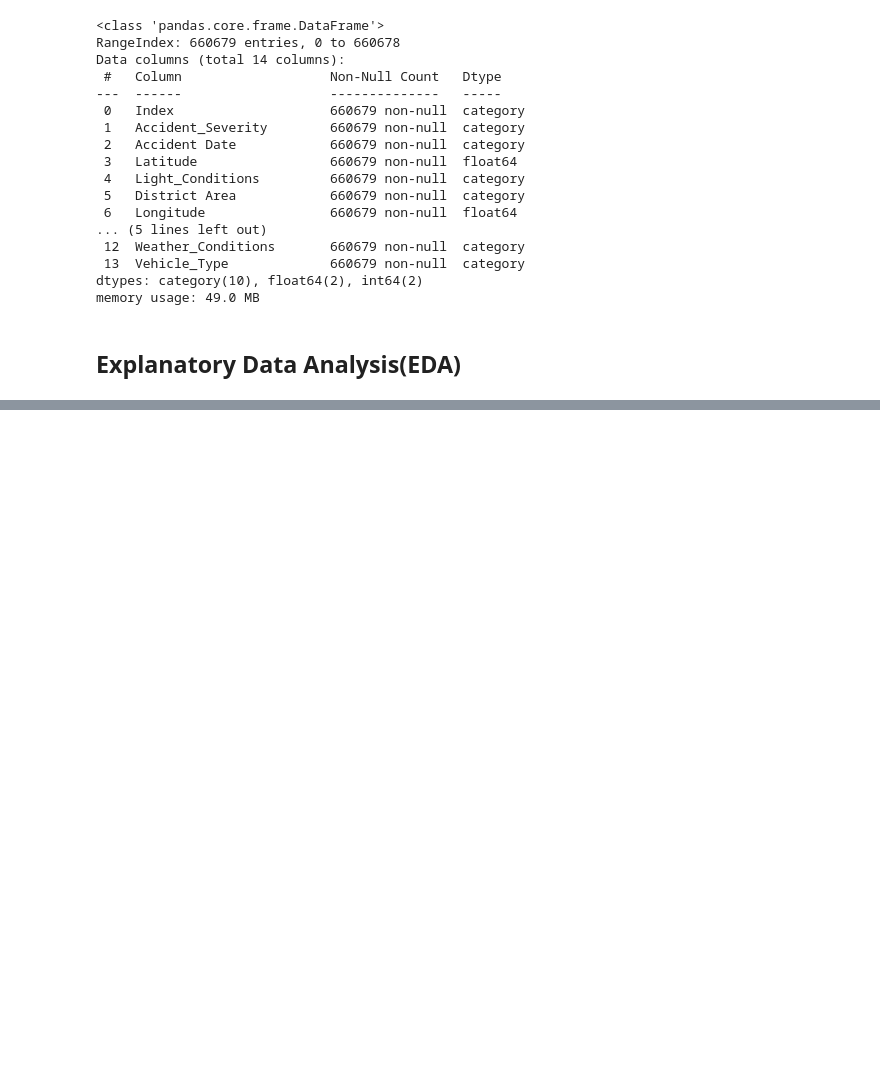
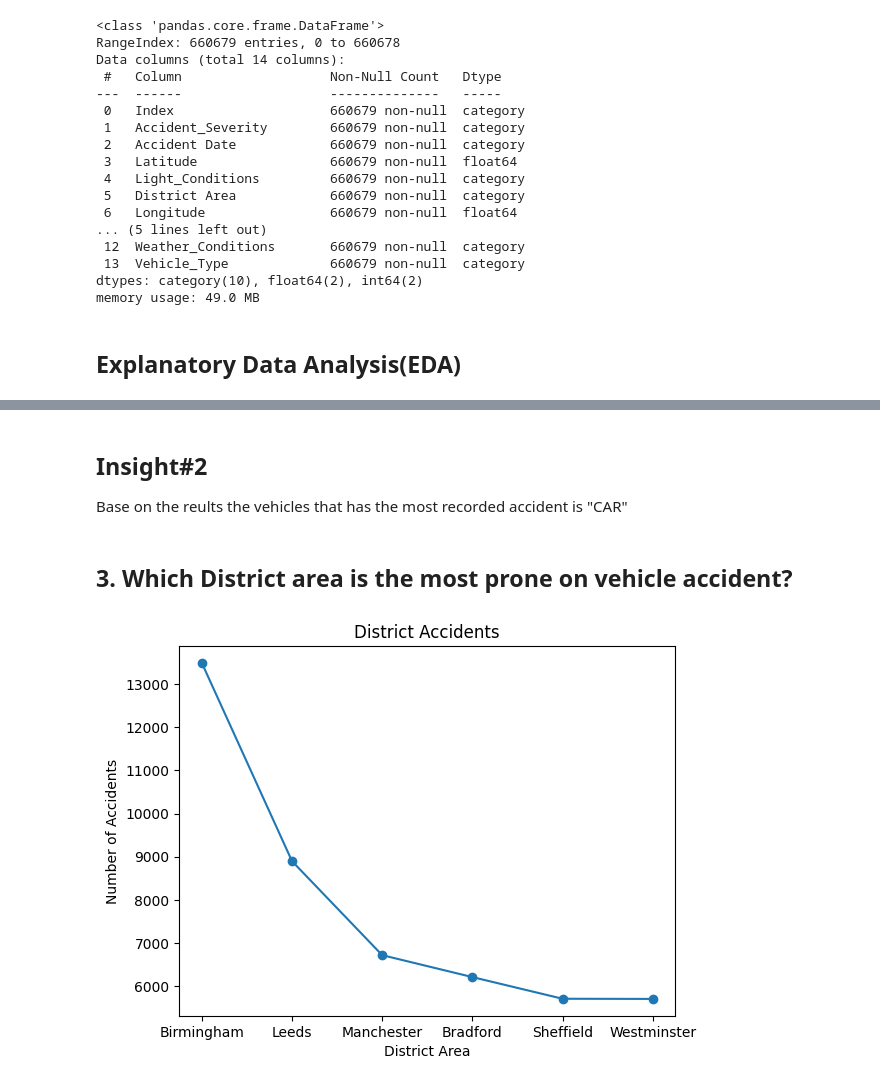
Before and after one commit to kamatisss/ELEC303-DATA-ANALYTICS-AMANTE, a Jupyter notebook: activity3.ipynb, the cells around one changed output, grey strips where cells are left out. Cells and saved outputs as stored; diff of their text form; code cells hidden in the pictures; blank space fills up the shorter version.

```diff
--- a/activity3.ipynb
+++ b/activity3.ipynb
@@ -159,2 +190,0 @@ vehicle_acc
-# %%
-road_acci_df['Accident Date'] = pd.to_datetime(road_acci_df['Accident Date'],dayfirst=True, errors='coerce')
@@ -183,11 +190,0 @@ memory usage: 49.0 MB
-# %%
-road_acci_df['Month'] = road_acci_df['Accident Date'].dt.month
-road_acci_df['Year'] = road_acci_df['Accident Date'].dt.year
-road_acci_df['Day'] = road_acci_df['Accident Date'].dt.day
-road_acci_df['Day_of_Week'] = road_acci_df['Accident Date'].dt.dayofweek
-
-
-# road_acci_df['Month'] = road_acci_df['Month'].dt.month
-# road_acci_df['Year'] = road_acci_df['Accident Date'].dt.year
-# road_acci_df['Day'] = road_acci_df['Accident Date'].dt.day
-# road_acci_df['Day_of_Week']
@@ -388,0 +191,14 @@ birmingham_map
+# %% [markdown]
+<h2>Insight#2</h2>
+<p>Base on the reults the vehicles that has the most recorded accident is "CAR"</p>
+# %% [markdown]
+<h2>3. Which District area is the most prone on vehicle accident?</h2>
+# %%
+district = road_acci_df['District Area'].value_counts().head(6)
+district.plot(marker='o')
+plt.title('District Accidents')
+plt.xlabel('District Area')
+plt.ylabel('Number of Accidents')
+plt.show()
+# %% [output]
+[figure, added]
```
Also changed, not shown: parts of 130 cells of this notebook.
